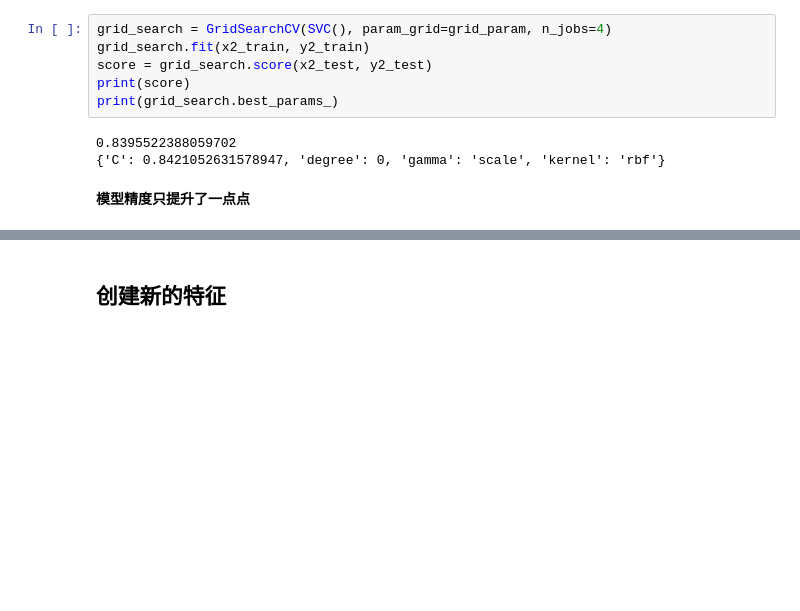
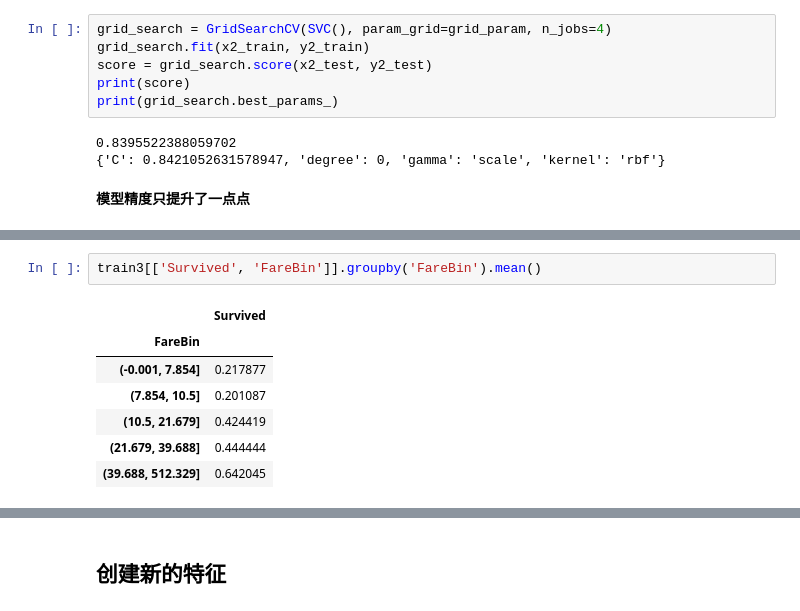
Before and after one commit to Miki123-gif/Competition-Training, a Jupyter notebook: 参照特征工程入门这本书.ipynb, the cells around one changed output, grey strips where cells are left out. Saved outputs shown, nothing was run; the diff lists cells and outputs as text; blank space fills up the shorter version.

```diff
--- a/参照特征工程入门这本书.ipynb
+++ b/参照特征工程入门这本书.ipynb
@@ -615,0 +699,10 @@ print(grid_search.best_params_)
+# %%
+train3[['Survived', 'FareBin']].groupby('FareBin').mean()
+# %% [output]
+|  | Survived |
+| FareBin |  |
+| (-0.001, 7.854] | 0.217877 |
+| (7.854, 10.5] | 0.201087 |
+| (10.5, 21.679] | 0.424419 |
+| (21.679, 39.688] | 0.444444 |
+| (39.688, 512.329] | 0.642045 |
```
Also changed, not shown: parts of 45 cells of this notebook.
